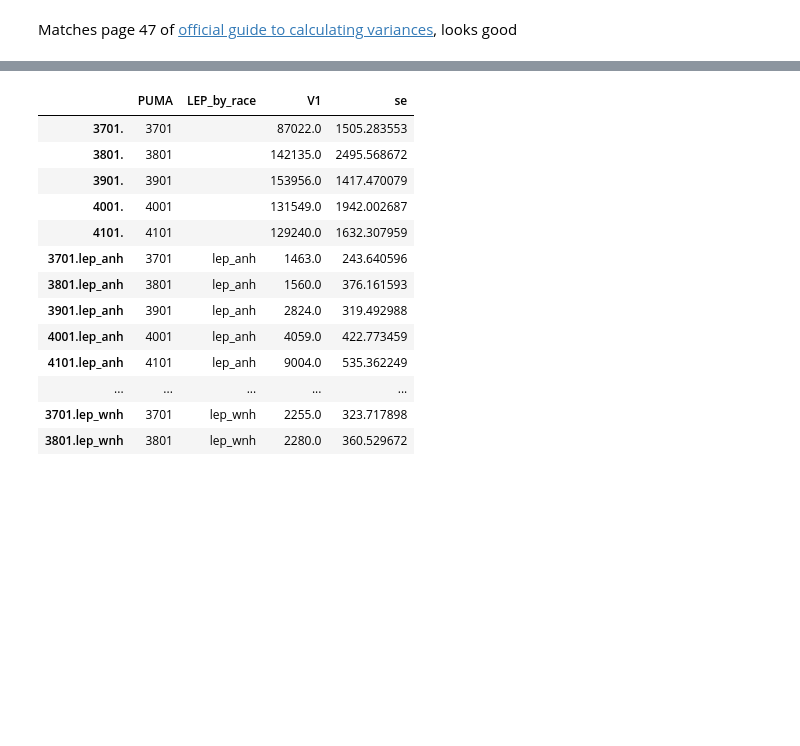
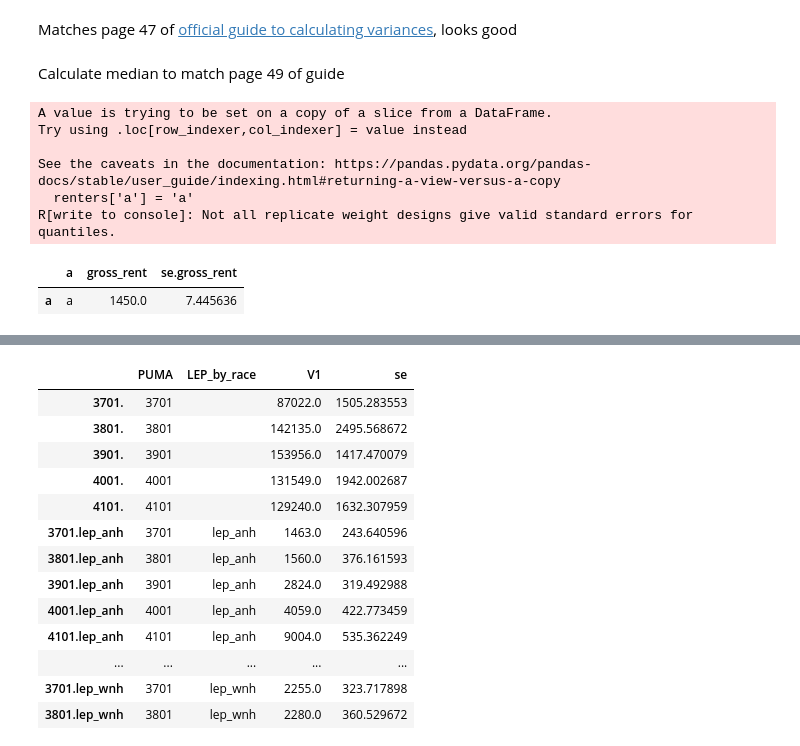
Before and after one commit to NYCPlanning/db-equitable-development-tool, a Jupyter notebook: statistical/Rpy2 Exploratory.ipynb, the cells around one changed output, grey strips where cells are left out. Saved outputs shown, nothing was run; the diff lists cells and outputs as text; code cells hidden in the pictures; blank space fills up the shorter version.

Commit message:
have code to get median age. The approach is also implemented Rpy2_Median_Exploratory.ipynb and matches numbers from guide. Next work on median age per racial group.

```diff
--- a/statistical/Rpy2 Exploratory.ipynb
+++ b/statistical/Rpy2 Exploratory.ipynb
@@ -118,3 +118,5 @@ survey_total_with_se
 | a | a | 3.109955e+06 | 8611.514099 |
 # %% [markdown]
 Matches page 47 of [official guide to calculating variances](https://www2.census.gov/programs-surveys/nychvs/technical-documentation/variances/2017-NYCHVS-Guide-to-Estimating-Variances.pdf), looks good
+# %% [markdown]
+Calculate median to match page 49 of guide
@@ -121,3 +125,35 @@ Matches page 47 of [official guide to calculating variances](https://www2.census
+# %%
+data['renters'] = ((data.sc116 == 2) | (data.sc116 == 3)) & (data.uf26 != 99999 )
+data['gross_rent'] = data.uf26
+data['gross_rent'].replace({99999: np.NaN}, inplace=True)
+# hu$gross_rent[hu$uf26 == 99999] <- NA
+# %%
+renters = data[data['renters']]
+renter_design = survey_package.svrepdesign(variables=renters.iloc[:, :188],
+                          repweights=renters[rep_weights_columns],
+                          weights=renters['fw'], combined_weights = True, type='other',
+                         scale=4/80, rscales=1)
+# %%
+# renter_hus= base.subset(hu_design, data['gross_rent'].isna()==False)
+renters['a'] = 'a'
+survey_package.svyby(
+        formula=renters[['gross_rent']],
+        by=renters[['a']],
+        design=renter_design,
+#         interval_type="quantile",
+        quantiles=base.c(0.5),
+        FUN=survey_package.svyquantile,
+    **{'interval.type':'quantile'}
+    )
+# %% [output]
+A value is trying to be set on a copy of a slice from a DataFrame.
+Try using .loc[row_indexer,col_indexer] = value instead
+
+See the caveats in the documentation: https://pandas.pydata.org/pandas-docs/stable/user_guide/indexing.html#returning-a-view-versus-a-copy
+  renters['a'] = 'a'
+R[write to console]: Not all replicate weight designs give valid standard errors for quantiles.
+|  | a | gross_rent | se.gross_rent |
+| a | a | 1450.0 | 7.445636 |
 # %%
 PUMS = robjects.r(f'read.csv("{data_dir}/PUMS_LEP_by_race.csv", header=TRUE)')
 PUMS.head()
```
Also changed, not shown: parts of 1 cell of this notebook, 7 other files.
